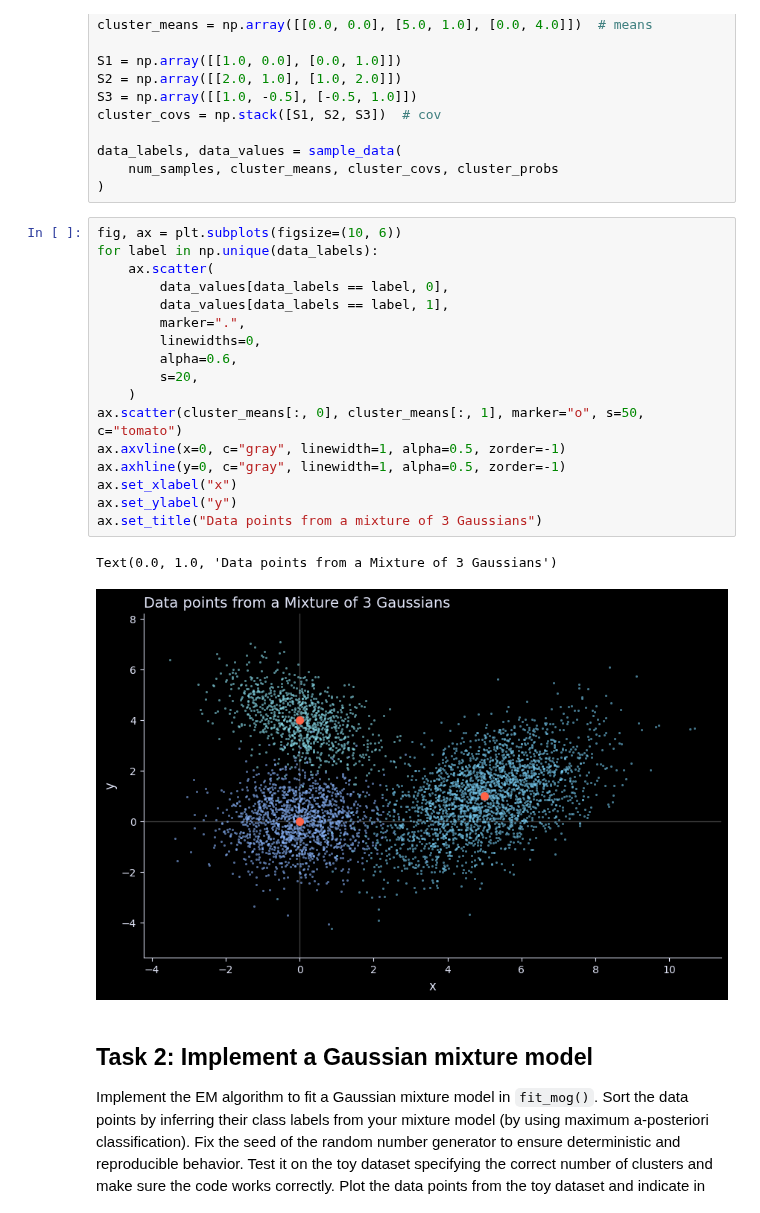
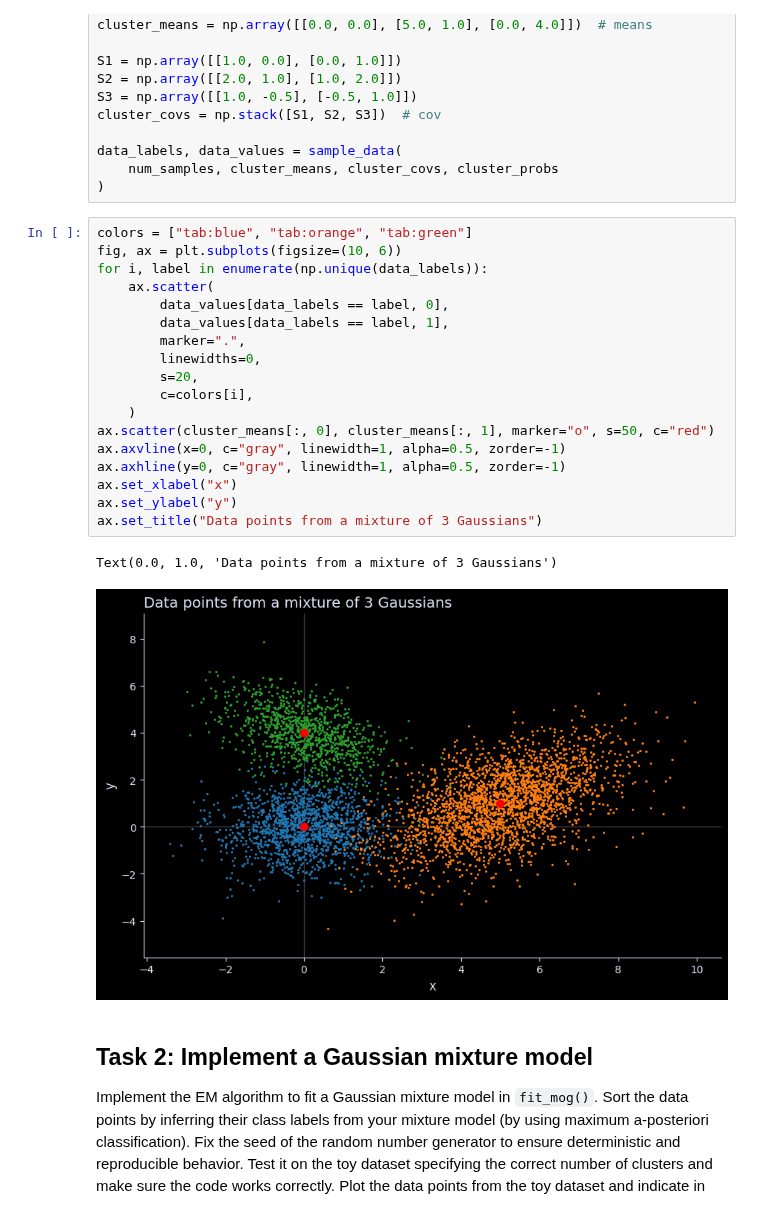
Before and after one commit to weygoldt/neuraldatascience, a Jupyter notebook: notebooks/CodingLab2.ipynb, the cells around one changed output. Saved outputs shown, nothing was run; the diff lists cells and outputs as text.

```diff
--- a/notebooks/CodingLab2.ipynb
+++ b/notebooks/CodingLab2.ipynb
@@ -116,25 +116,26 @@ data_labels, data_values = sample_data(
     num_samples, cluster_means, cluster_covs, cluster_probs
 )
 # %%
+colors = ["tab:blue", "tab:orange", "tab:green"]
 fig, ax = plt.subplots(figsize=(10, 6))
-for label in np.unique(data_labels):
+for i, label in enumerate(np.unique(data_labels)):
     ax.scatter(
         data_values[data_labels == label, 0],
         data_values[data_labels == label, 1],
         marker=".",
         linewidths=0,
-        alpha=0.6,
         s=20,
+        c=colors[i],
     )
-ax.scatter(cluster_means[:, 0], cluster_means[:, 1], marker="o", s=50, c="tomato")
+ax.scatter(cluster_means[:, 0], cluster_means[:, 1], marker="o", s=50, c="red")
 ax.axvline(x=0, c="gray", linewidth=1, alpha=0.5, zorder=-1)
 ax.axhline(y=0, c="gray", linewidth=1, alpha=0.5, zorder=-1)
 ax.set_xlabel("x")
 ax.set_ylabel("y")
 ax.set_title("Data points from a mixture of 3 Gaussians")
 # %% [output]
-Text(0.0, 1.0, 'Data points from a Mixture of 3 Gaussians')
+Text(0.0, 1.0, 'Data points from a mixture of 3 Gaussians')
-[figure, old version]
+[figure, new version]
 # %% [markdown]
 ## Task 2: Implement a Gaussian mixture model
 
```
Also changed, not shown: parts of 7 cells of this notebook.
